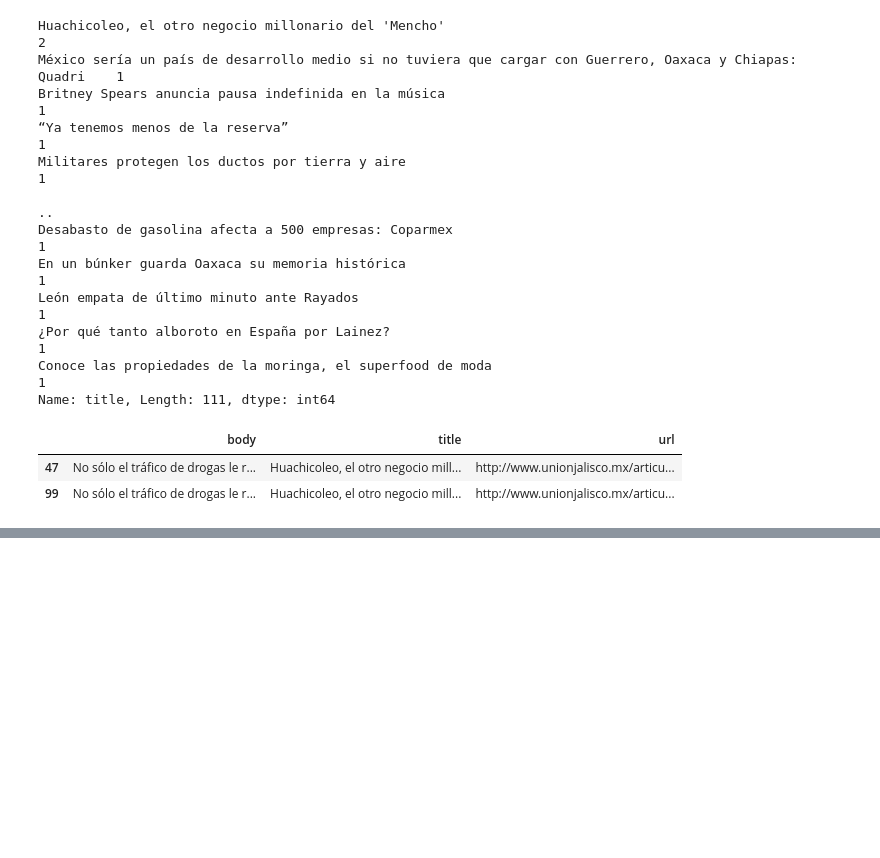
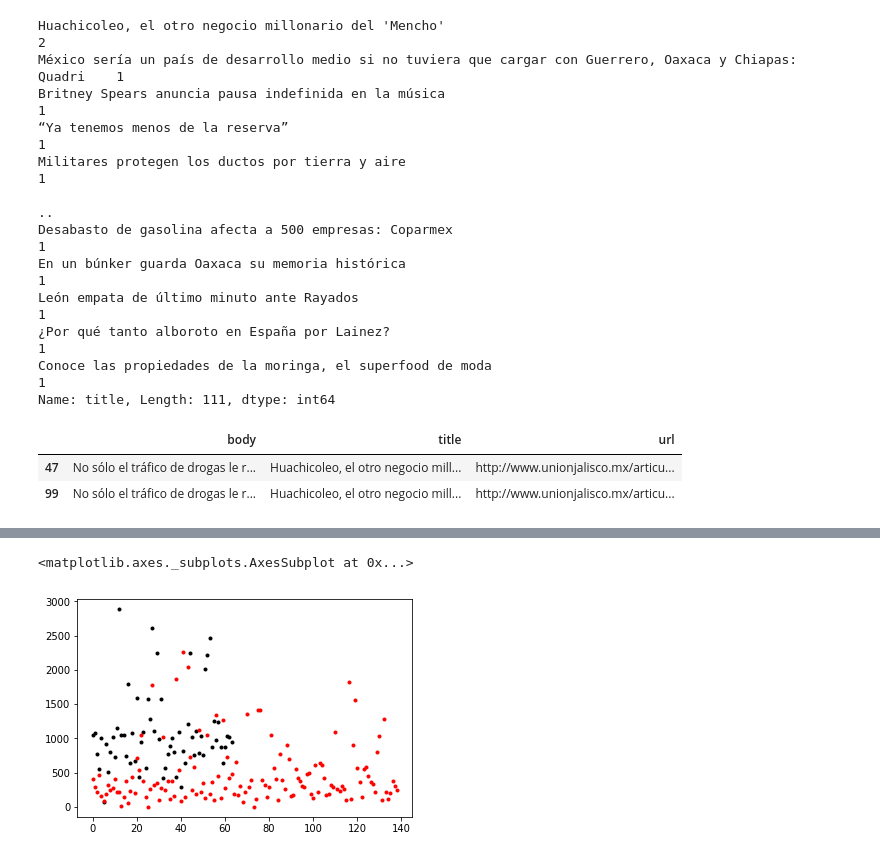
Before and after one commit to FixingMind5/Data_engine, a Jupyter notebook: Platzi_live.ipynb, the cells around one changed output, grey strips where cells are left out. Saved outputs shown, nothing was run; the diff lists cells and outputs as text; code cells hidden in the pictures; blank space fills up the shorter version.

```diff
--- a/Platzi_live.ipynb
+++ b/Platzi_live.ipynb
@@ -364,0 +408,6 @@ el_universal.drop_duplicates(subset=['title'], keep='first', inplace=True)
+# %%
+clean_elpais['n_tokens_body'].plot(style='k.')
+clean_eluniversal['n_tokens_body'].plot(style='r.')
+# %% [output]
+<matplotlib.axes._subplots.AxesSubplot at 0x...>
+[figure, added]
```
Also changed, not shown: parts of 8 cells of this notebook, 3 other files.
